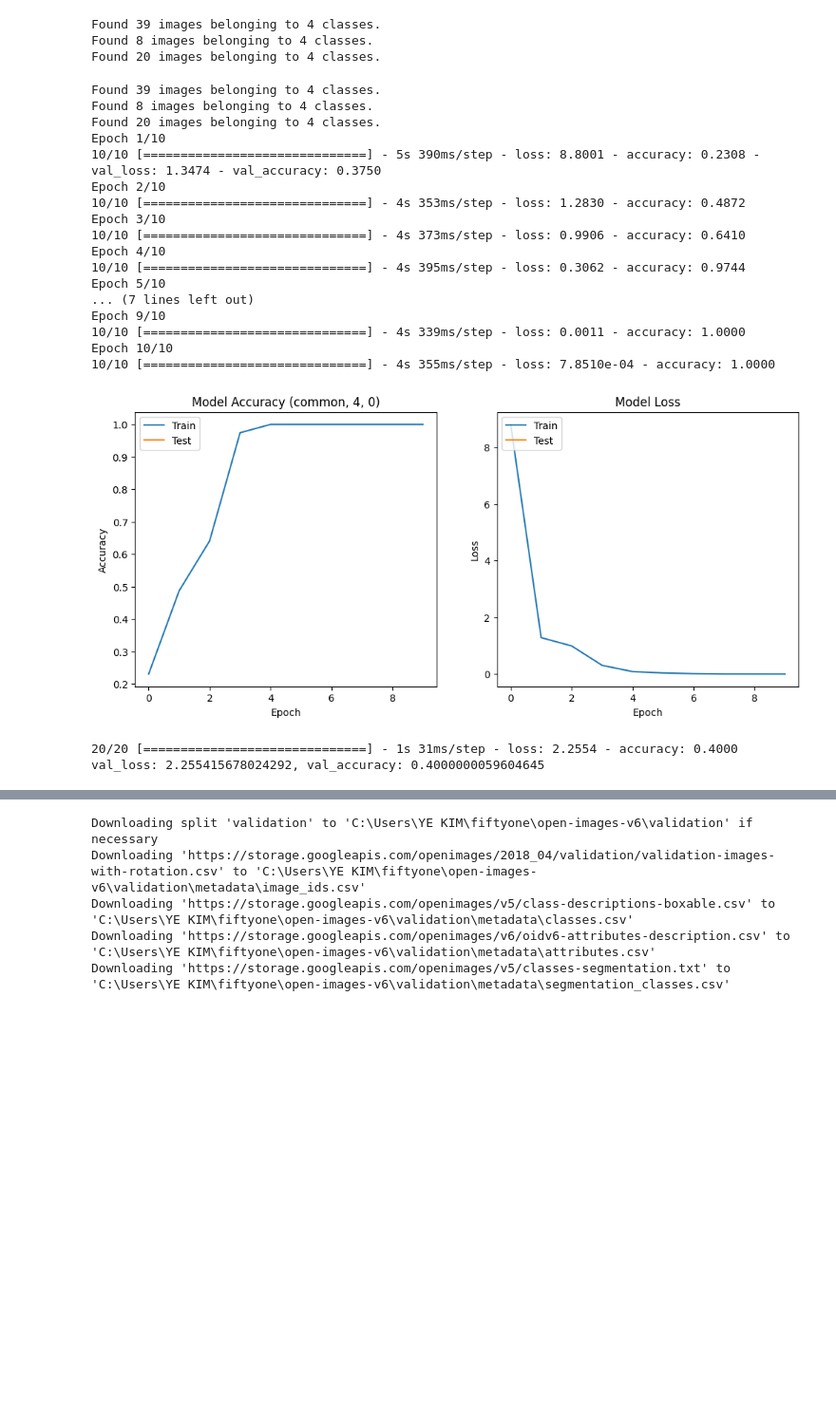
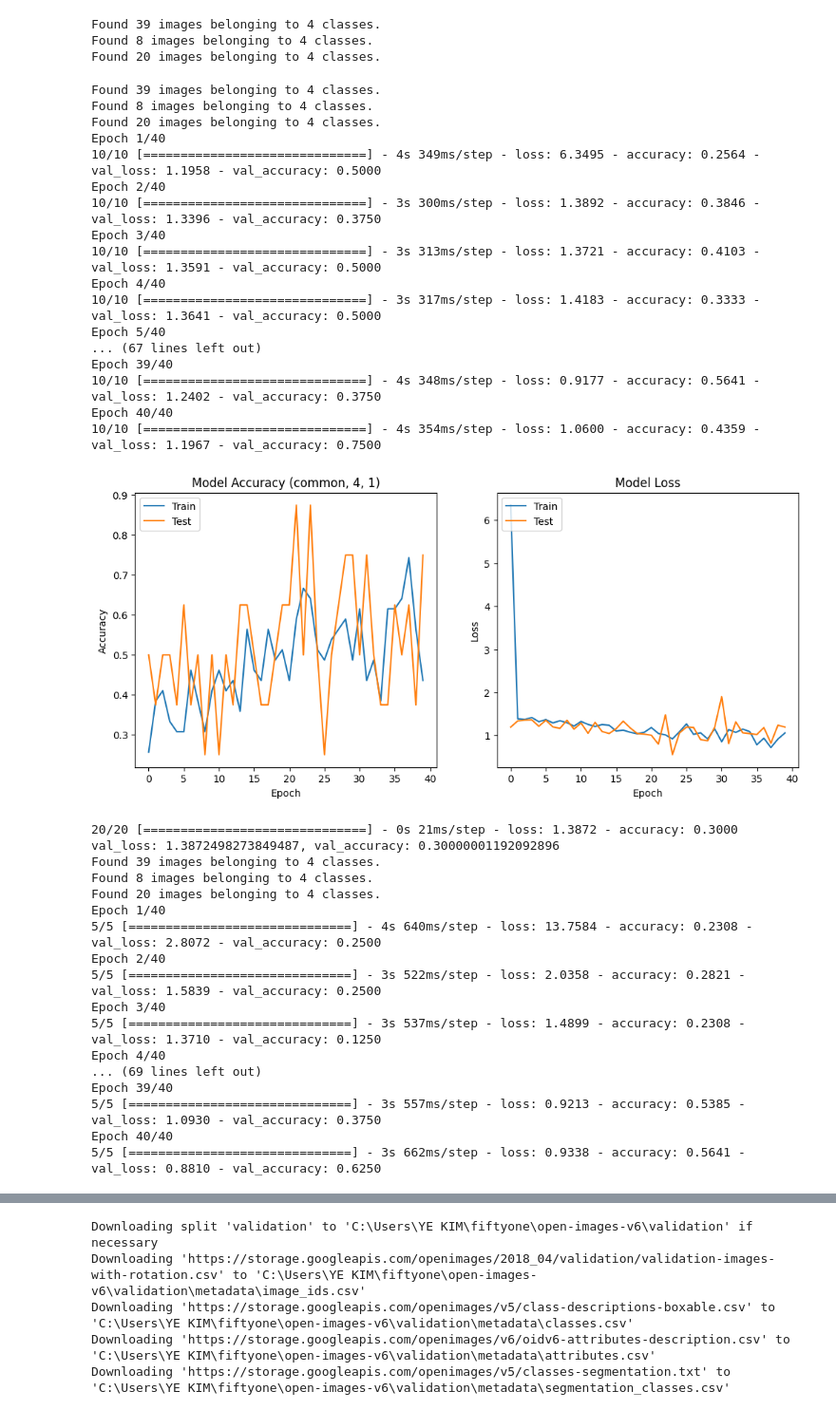
Before and after one commit to Ye-eun-Kim/AdvancedAI, a Jupyter notebook: object_recognition.ipynb, the cells around one changed output, grey strips where cells are left out. Shown: that part at 95% size. Saved outputs shown, nothing was run; the diff lists cells and outputs as text; code cells hidden in the pictures; blank space fills up the shorter version.

Commit message:
doing experiment with augmentation variation

```diff
--- a/object_recognition.ipynb
+++ b/object_recognition.ipynb
@@ -254,7 +254,11 @@ def run_experiment(batch_size, model_type, augmentation_flag, epochs):
         model = create_resnet18_transfer_model(input_shape=input_shape, num_classes=4)
 
     # Compile the model
-    model.compile(optimizer='adam', loss='categorical_crossentropy', metrics=['accuracy'])
+    # model.compile(optimizer='adam', loss='categorical_crossentropy', metrics=['accuracy'])
+    # To deal with the problem in training of something with augmentation
+    optimizer = tf.keras.optimizers.Adam(learning_rate=0.001)
+    model.compile(optimizer=optimizer, loss='categorical_crossentropy', metrics=['accuracy'])
+
 
     # Define early stopping criteria
     early_stopping = EarlyStopping(
@@ -301,34 +305,51 @@ def run_experiment(batch_size, model_type, augmentation_flag, epochs):
 # %%
 # Running experiments
 batch_sizes = [4,8,16,32]
 # model_types = ['common', 'resnet50', 'resnet18']
 model_types = ['common']
 aug_flags = [0, 1]
 
 
-run_experiment(4, 'common', 0, 10)
+run_experiment(4, 'common', 1, 40)
+run_experiment(8, 'common', 1, 40)
+run_experiment(16, 'common', 1, 40)
 
 
 # https://stackoverflow.com/questions/63636565/datagen-flow-from-directory-function
 # https://stackoverflow.com/questions/59864408/tensorflowyour-input-ran-out-of-data
 # %% [output]
 Found 39 images belonging to 4 classes.
 Found 8 images belonging to 4 classes.
 Found 20 images belonging to 4 classes.
-Epoch 1/10
-10/10 [==============================] - 5s 390ms/step - loss: 8.8001 - accuracy: 0.2308 - val_loss: 1.3474 - val_accuracy: 0.3750
-Epoch 2/10
-10/10 [==============================] - 4s 353ms/step - loss: 1.2830 - accuracy: 0.4872
-Epoch 3/10
-10/10 [==============================] - 4s 373ms/step - loss: 0.9906 - accuracy: 0.6410
-Epoch 4/10
-10/10 [==============================] - 4s 395ms/step - loss: 0.3062 - accuracy: 0.9744
-Epoch 5/10
-... (7 lines left out)
-Epoch 9/10
-10/10 [==============================] - 4s 339ms/step - loss: 0.0011 - accuracy: 1.0000
-Epoch 10/10
-10/10 [==============================] - 4s 355ms/step - loss: 7.8510e-04 - accuracy: 1.0000
+Epoch 1/40
+10/10 [==============================] - 4s 349ms/step - loss: 6.3495 - accuracy: 0.2564 - val_loss: 1.1958 - val_accuracy: 0.5000
+Epoch 2/40
+10/10 [==============================] - 3s 300ms/step - loss: 1.3892 - accuracy: 0.3846 - val_loss: 1.3396 - val_accuracy: 0.3750
+Epoch 3/40
+10/10 [==============================] - 3s 313ms/step - loss: 1.3721 - accuracy: 0.4103 - val_loss: 1.3591 - val_accuracy: 0.5000
+Epoch 4/40
+10/10 [==============================] - 3s 317ms/step - loss: 1.4183 - accuracy: 0.3333 - val_loss: 1.3641 - val_accuracy: 0.5000
+Epoch 5/40
+... (67 lines left out)
+Epoch 39/40
+10/10 [==============================] - 4s 348ms/step - loss: 0.9177 - accuracy: 0.5641 - val_loss: 1.2402 - val_accuracy: 0.3750
+Epoch 40/40
+10/10 [==============================] - 4s 354ms/step - loss: 1.0600 - accuracy: 0.4359 - val_loss: 1.1967 - val_accuracy: 0.7500
-[figure, old version]
+[figure, new version]
-20/20 [==============================] - 1s 31ms/step - loss: 2.2554 - accuracy: 0.4000
-val_loss: 2.255415678024292, val_accuracy: 0.4000000059604645
+20/20 [==============================] - 0s 21ms/step - loss: 1.3872 - accuracy: 0.3000
+val_loss: 1.3872498273849487, val_accuracy: 0.30000001192092896
+Found 39 images belonging to 4 classes.
+Found 8 images belonging to 4 classes.
+Found 20 images belonging to 4 classes.
+Epoch 1/40
+5/5 [==============================] - 4s 640ms/step - loss: 13.7584 - accuracy: 0.2308 - val_loss: 2.8072 - val_accuracy: 0.2500
+Epoch 2/40
+5/5 [==============================] - 3s 522ms/step - loss: 2.0358 - accuracy: 0.2821 - val_loss: 1.5839 - val_accuracy: 0.2500
+Epoch 3/40
+5/5 [==============================] - 3s 537ms/step - loss: 1.4899 - accuracy: 0.2308 - val_loss: 1.3710 - val_accuracy: 0.1250
+Epoch 4/40
+... (69 lines left out)
+Epoch 39/40
+5/5 [==============================] - 3s 557ms/step - loss: 0.9213 - accuracy: 0.5385 - val_loss: 1.0930 - val_accuracy: 0.3750
+Epoch 40/40
+5/5 [==============================] - 3s 662ms/step - loss: 0.9338 - accuracy: 0.5641 - val_loss: 0.8810 - val_accuracy: 0.6250
```
Also changed, not shown: parts of 11 cells of this notebook.
